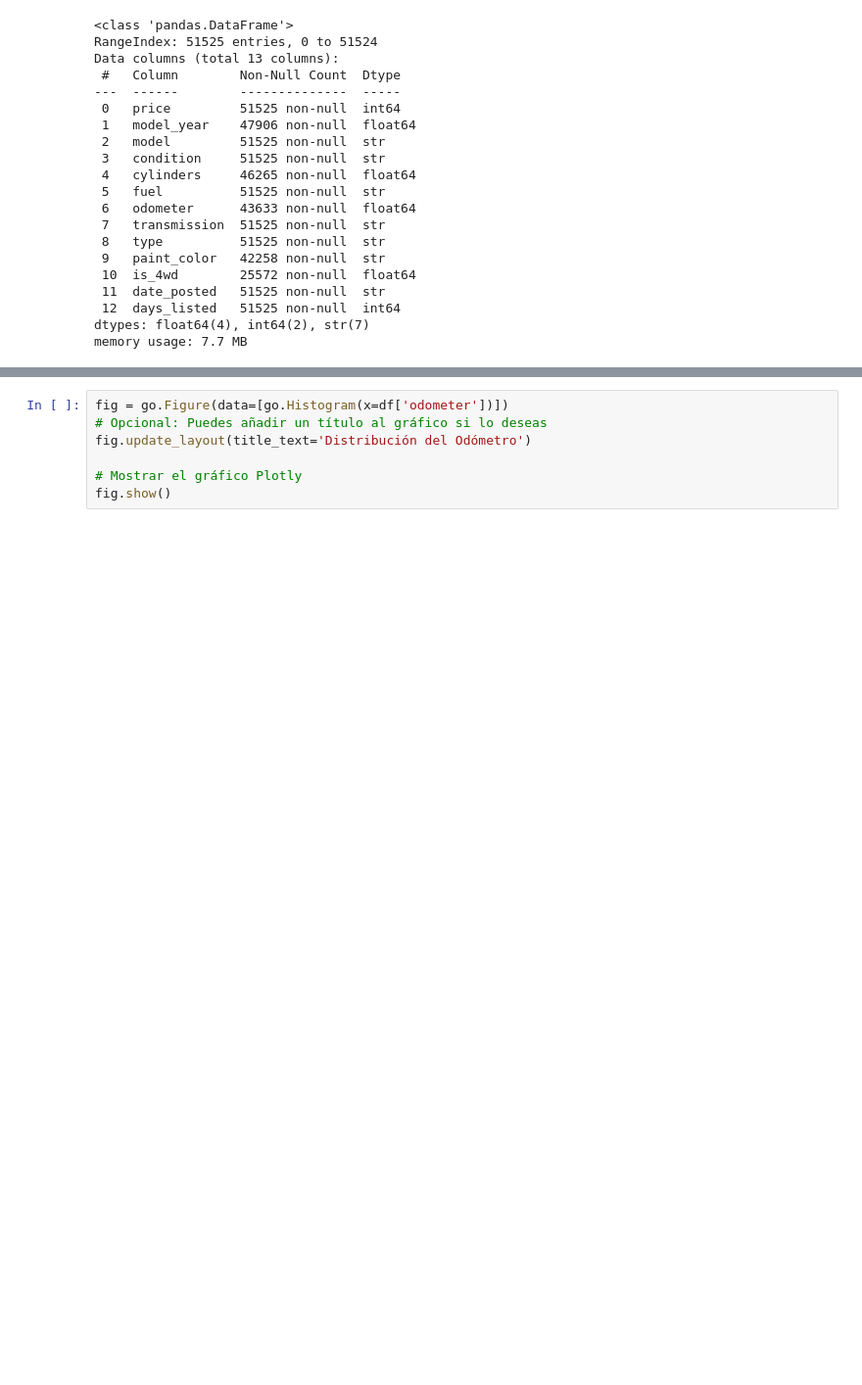
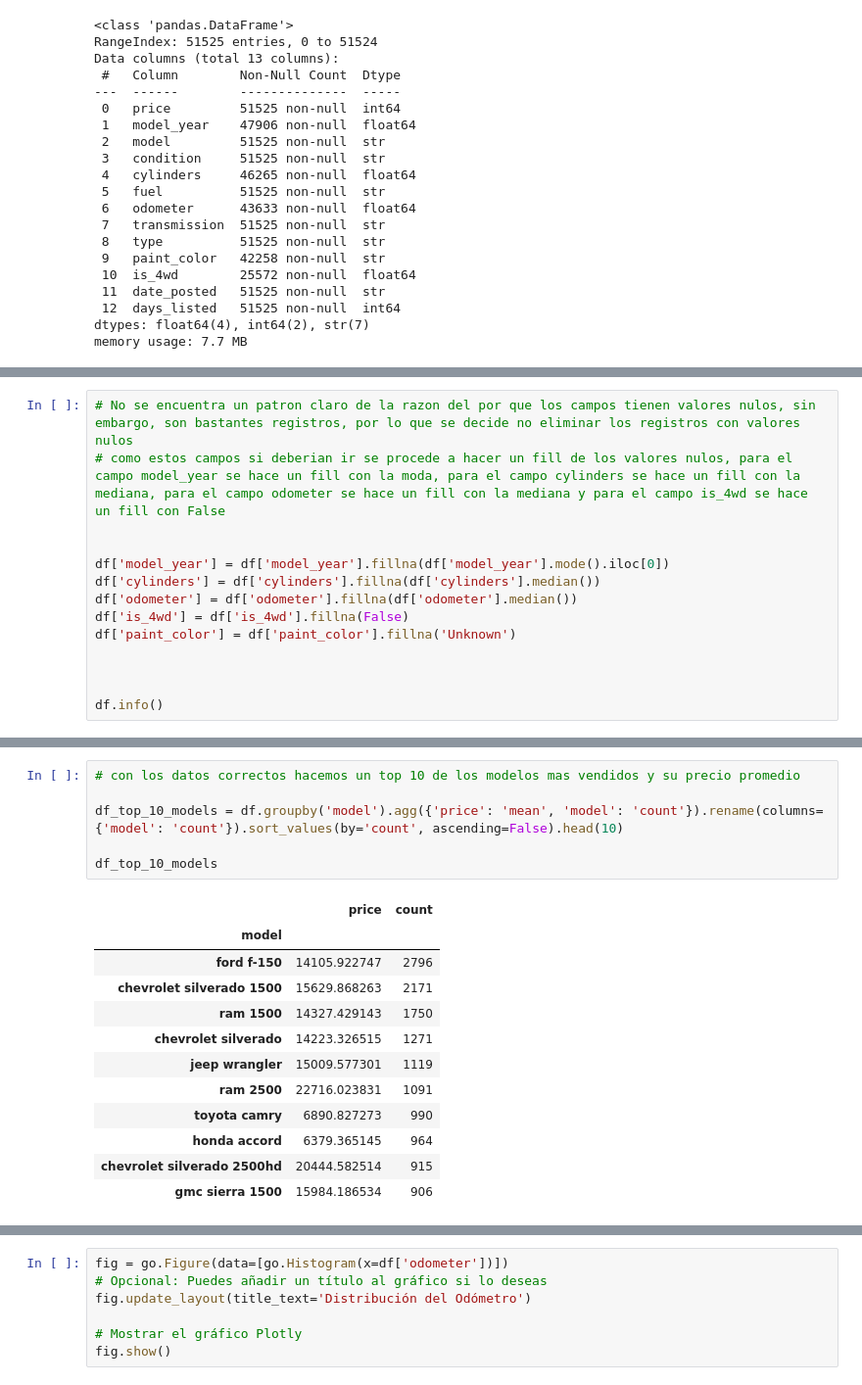
Before and after one commit to Millerxd14/streamlit_repo, a Jupyter notebook: notebooks/EDA.ipynb, the cells around one changed output, grey strips where cells are left out. Shown at 98% size. Saved outputs shown, nothing was run; the diff lists cells and outputs as text; blank space fills up the shorter version.

```diff
--- a/notebooks/EDA.ipynb
+++ b/notebooks/EDA.ipynb
@@ -50,0 +214,14 @@ memory usage: 7.7 MB
+# %%
+# No se encuentra un patron claro de la razon del por que los campos tienen valores nulos, sin embargo, son bastantes registros, por lo que se decide no eliminar los registros con valores nulos
+# como estos campos si deberian ir se procede a hacer un fill de los valores nulos, para el campo model_year se hace un fill con la moda, para el campo cylinders se hace un fill con la mediana, para el campo odometer se hace un fill con la mediana y para el campo is_4wd se hace un fill con False
+
+
+df['model_year'] = df['model_year'].fillna(df['model_year'].mode().iloc[0])
+df['cylinders'] = df['cylinders'].fillna(df['cylinders'].median())
+df['odometer'] = df['odometer'].fillna(df['odometer'].median())
+df['is_4wd'] = df['is_4wd'].fillna(False)
+df['paint_color'] = df['paint_color'].fillna('Unknown')
+
+
+
+df.info()
@@ -50,0 +249,19 @@ memory usage: 7.7 MB
+# %%
+# con los datos correctos hacemos un top 10 de los modelos mas vendidos y su precio promedio
+
+df_top_10_models = df.groupby('model').agg({'price': 'mean', 'model': 'count'}).rename(columns={'model': 'count'}).sort_values(by='count', ascending=False).head(10)
+
+df_top_10_models
+# %% [output]
+|  | price | count |
+| model |  |  |
+| ford f-150 | 14105.922747 | 2796 |
+| chevrolet silverado 1500 | 15629.868263 | 2171 |
+| ram 1500 | 14327.429143 | 1750 |
+| chevrolet silverado | 14223.326515 | 1271 |
+| jeep wrangler | 15009.577301 | 1119 |
+| ram 2500 | 22716.023831 | 1091 |
+| toyota camry | 6890.827273 | 990 |
+| honda accord | 6379.365145 | 964 |
+| chevrolet silverado 2500hd | 20444.582514 | 915 |
+| gmc sierra 1500 | 15984.186534 | 906 |
```
Also changed, not shown: parts of 15 cells of this notebook, 3 other files.
